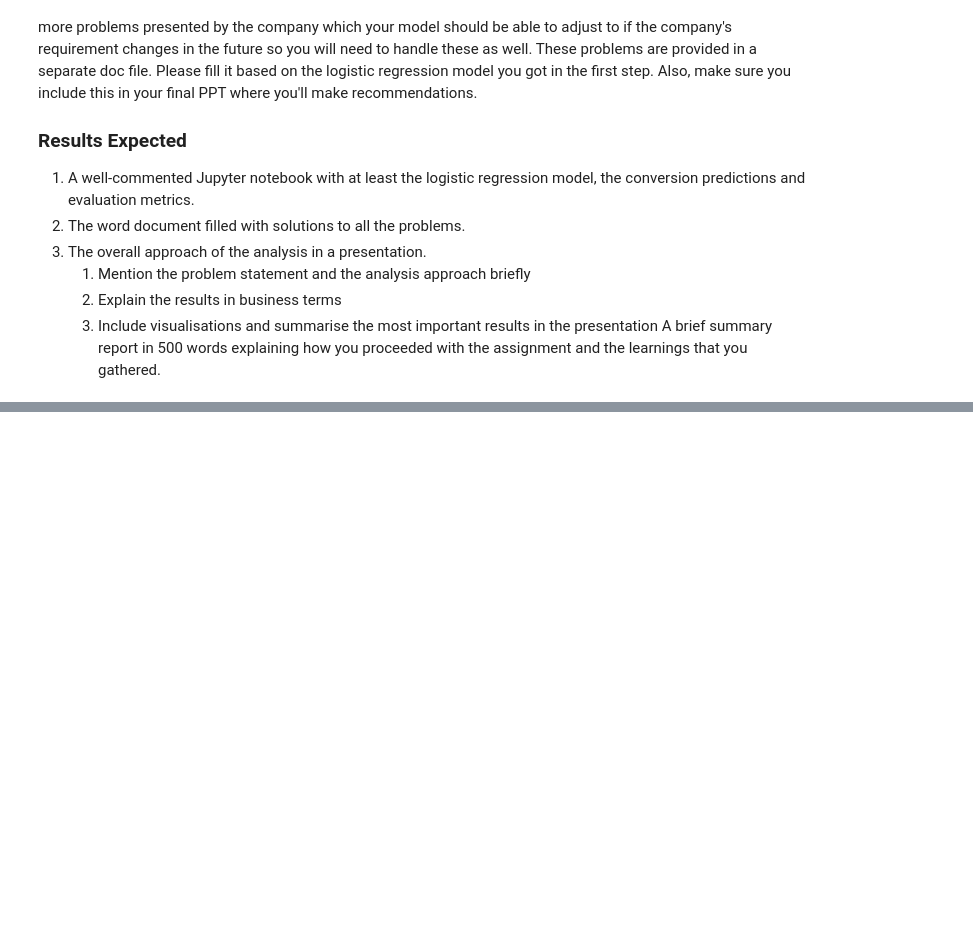
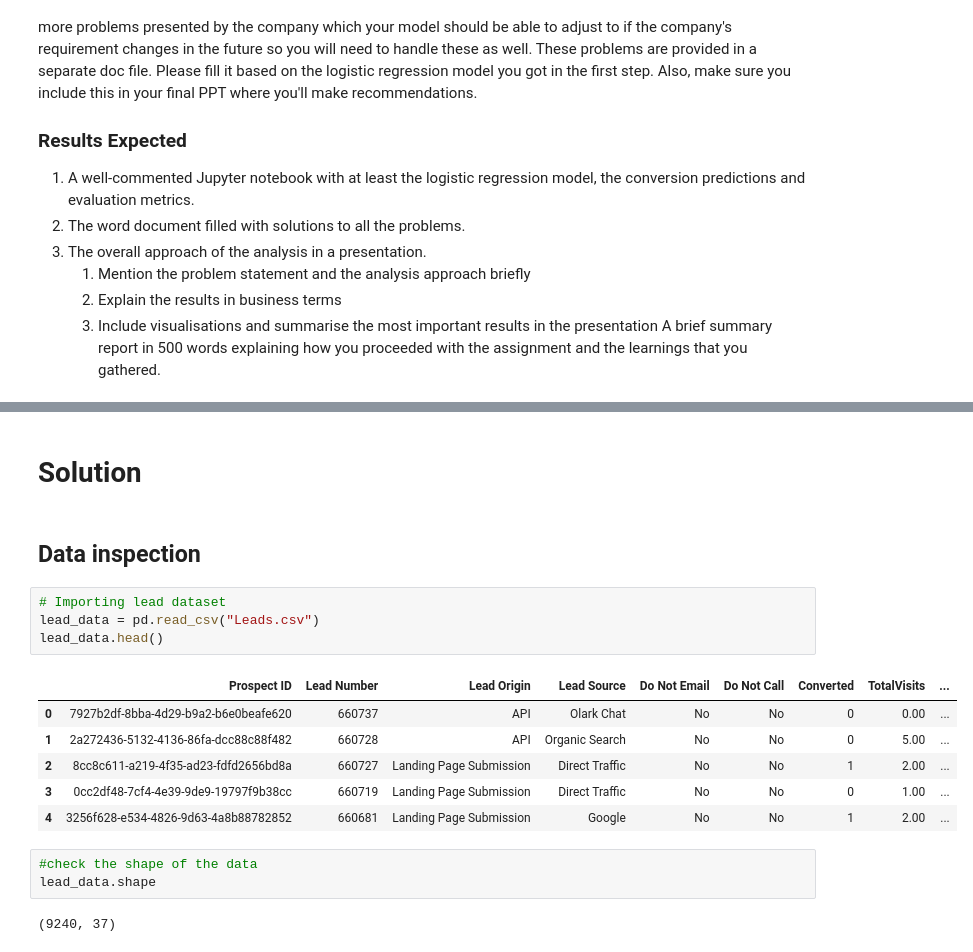
Before and after one commit to Anigunda/Logistic-Regression-Case-study-of-X-Education, a Jupyter notebook: Solution.ipynb, the cells around one changed output, grey strips where cells are left out. Saved outputs shown, nothing was run; the diff lists cells and outputs as text; blank space fills up the shorter version.

```diff
--- a/Solution.ipynb
+++ b/Solution.ipynb
@@ -45,0 +120,20 @@ warnings.filterwarnings('ignore')
+# %% [markdown]
+# **Solution**
+# %% [markdown]
+## Data inspection
+# %%
+# Importing lead dataset
+lead_data = pd.read_csv("Leads.csv")
+lead_data.head()
+# %% [output]
+|  | Prospect ID | Lead Number | Lead Origin | Lead Source | Do Not Email | Do Not Call | Converted | TotalVisits | ... |
+| 0 | 7927b2df-8bba-4d29-b9a2-b6e0beafe620 | 660737 | API | Olark Chat | No | No | 0 | 0.00 | ... |
+| 1 | 2a272436-5132-4136-86fa-dcc88c88f482 | 660728 | API | Organic Search | No | No | 0 | 5.00 | ... |
+| 2 | 8cc8c611-a219-4f35-ad23-fdfd2656bd8a | 660727 | Landing Page Submission | Direct Traffic | No | No | 1 | 2.00 | ... |
+| 3 | 0cc2df48-7cf4-4e39-9de9-19797f9b38cc | 660719 | Landing Page Submission | Direct Traffic | No | No | 0 | 1.00 | ... |
+| 4 | 3256f628-e534-4826-9d63-4a8b88782852 | 660681 | Landing Page Submission | Google | No | No | 1 | 2.00 | ... |
+# %%
+#check the shape of the data
+lead_data.shape
+# %% [output]
+(9240, 37)
```
Also changed, not shown: parts of 21 cells of this notebook.
